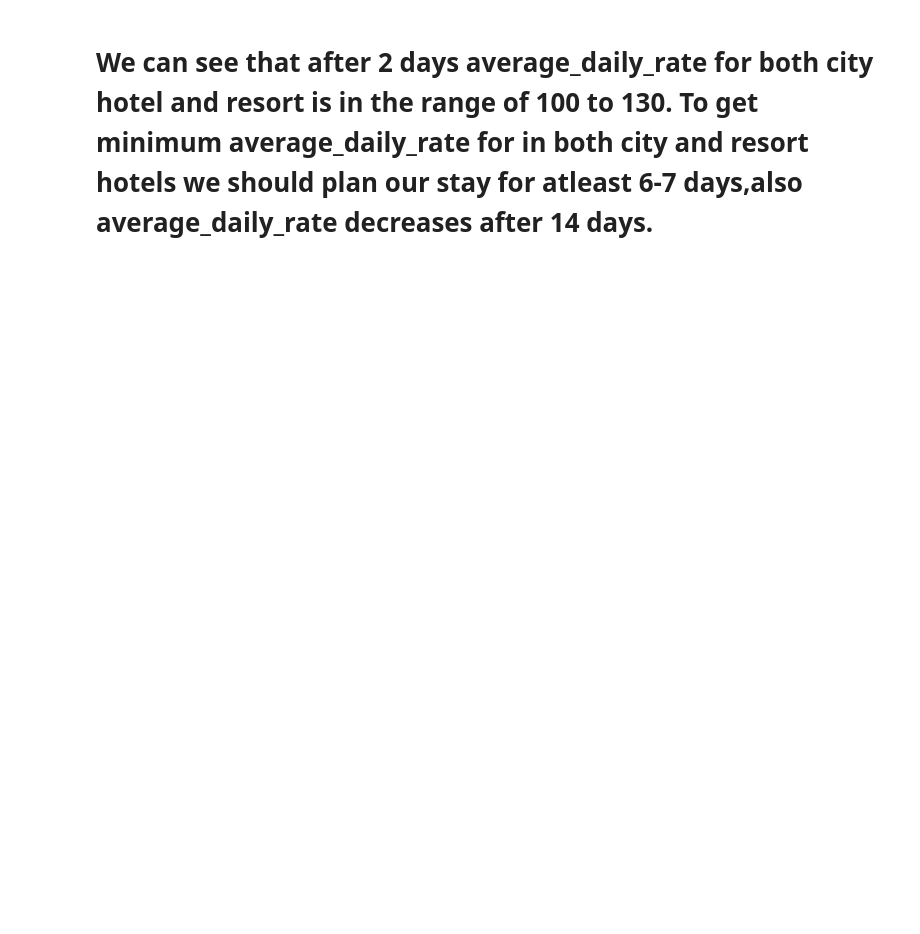
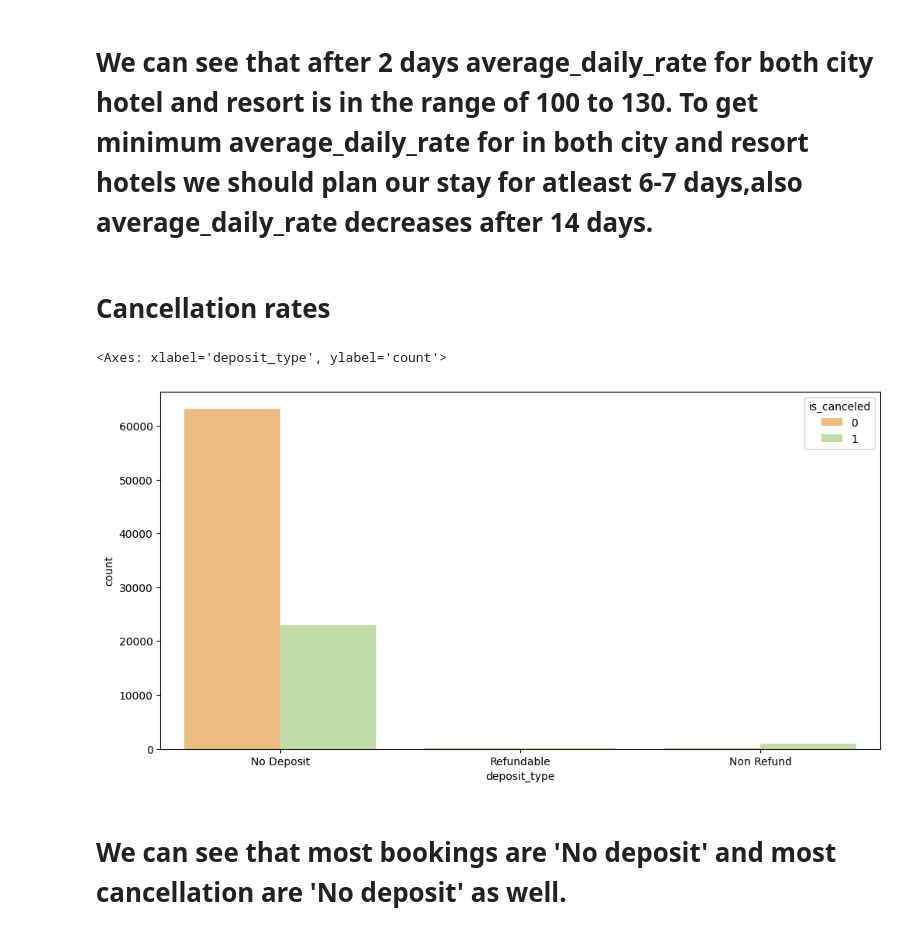
Before and after one commit to vishant750/hotelbookinganalysis, a Jupyter notebook: EDA_Hotel_Analysis.ipynb, the cells around one changed output. Cells and saved outputs as stored; diff of their text form; code cells hidden in the pictures; blank space fills up the shorter version.

```diff
--- a/EDA_Hotel_Analysis.ipynb
+++ b/EDA_Hotel_Analysis.ipynb
@@ -504,2 +507,12 @@ sns.lineplot(data=hotel_df,x=hotel_df[hotel_df['full_stay']<20]['full_stay'].ast
 # %% [markdown]
 # We can see that after 2 days average_daily_rate for both city hotel and resort is in the range of 100 to 130. To get minimum average_daily_rate for in both city and resort hotels we should plan our stay for atleast 6-7 days,also average_daily_rate decreases after 14 days.
+# %% [markdown]
+# Cancellation rates
+# %%
+plt.figure(figsize=(12,6))
+sns.countplot(data=hotel_df,x='deposit_type',hue='is_canceled',palette='Spectral')
+# %% [output]
+<Axes: xlabel='deposit_type', ylabel='count'>
+[figure, added]
+# %% [markdown]
+# We can see that most bookings are 'No deposit' and most cancellation are 'No deposit' as well.
```
Also changed, not shown: parts of 2 cells of this notebook.
